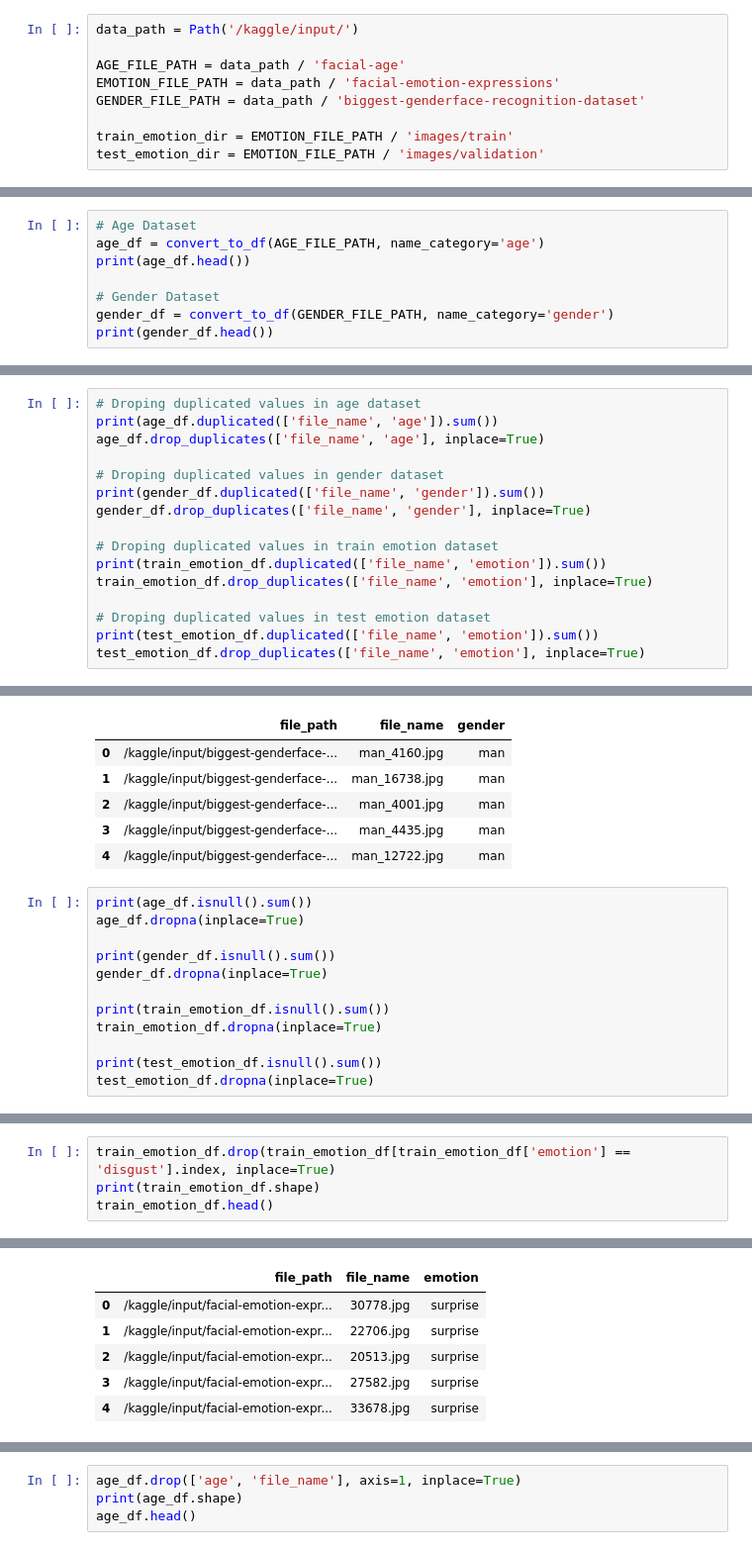
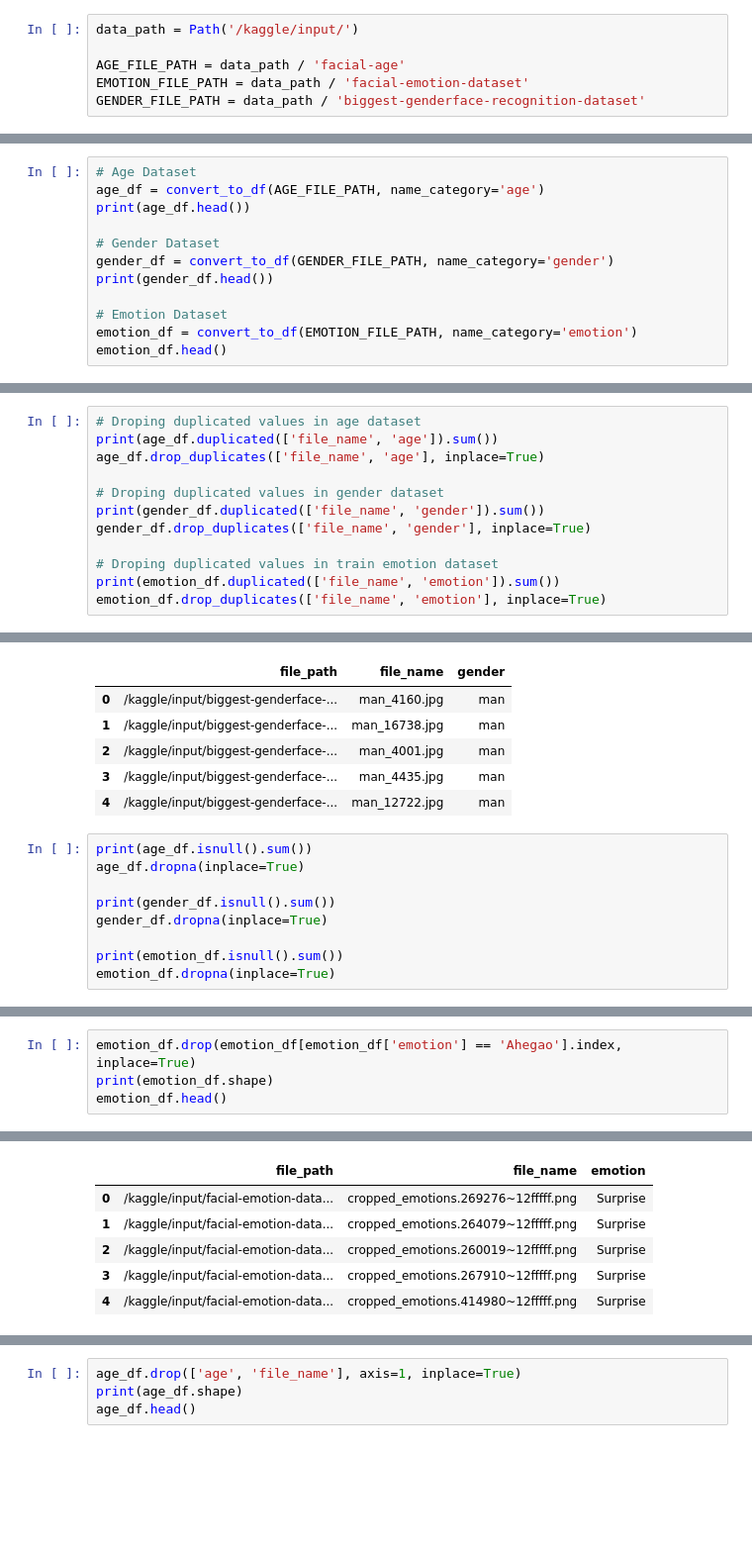
Before and after one commit to fatimagulomova/iu-projects, a Jupyter notebook: DLBAIPEAI/age-gender-expression-recognizer.ipynb, the cells around one changed output, grey strips where cells are left out. Shown at 99% size. Drawn from its saved outputs; the diff is of its cells as text; blank space fills up the shorter version.

Commit message:
Kaggle Notebook |  Age, Gender & Expression Recognizer  | Version 15

```diff
--- a/DLBAIPEAI/age-gender-expression-recognizer.ipynb
+++ b/DLBAIPEAI/age-gender-expression-recognizer.ipynb
@@ -32,11 +32,8 @@ device
 data_path = Path('/kaggle/input/')
 
 AGE_FILE_PATH = data_path / 'facial-age'
-EMOTION_FILE_PATH = data_path / 'facial-emotion-expressions'
+EMOTION_FILE_PATH = data_path / 'facial-emotion-dataset'
 GENDER_FILE_PATH = data_path / 'biggest-genderface-recognition-dataset'
-
-train_emotion_dir = EMOTION_FILE_PATH / 'images/train'
-test_emotion_dir = EMOTION_FILE_PATH / 'images/validation'
 # %%
 AGE_FILE_PATH, EMOTION_FILE_PATH, GENDER_FILE_PATH
 # %% [output]
@@ -83,6 +80,10 @@ print(age_df.head())
 # Gender Dataset
 gender_df = convert_to_df(GENDER_FILE_PATH, name_category='gender')
 print(gender_df.head())
+
+# Emotion Dataset
+emotion_df = convert_to_df(EMOTION_FILE_PATH, name_category='emotion')
+emotion_df.head()
 # %% [output]
                                         file_path file_name  age
 0  /kaggle/input/facial-age/face_age/057/6802.png  6802.png  057
@@ -140,12 +121,8 @@ print(gender_df.duplicated(['file_name', 'gender']).sum())
 gender_df.drop_duplicates(['file_name', 'gender'], inplace=True)
 
 # Droping duplicated values in train emotion dataset
-print(train_emotion_df.duplicated(['file_name', 'emotion']).sum())
-train_emotion_df.drop_duplicates(['file_name', 'emotion'], inplace=True)
-
-# Droping duplicated values in test emotion dataset
-print(test_emotion_df.duplicated(['file_name', 'emotion']).sum())
-test_emotion_df.drop_duplicates(['file_name', 'emotion'], inplace=True)
+print(emotion_df.duplicated(['file_name', 'emotion']).sum())
+emotion_df.drop_duplicates(['file_name', 'emotion'], inplace=True)
 # %% [output]
 9778
 0
@@ -191,11 +178,8 @@ age_df.dropna(inplace=True)
 print(gender_df.isnull().sum())
 gender_df.dropna(inplace=True)
 
-print(train_emotion_df.isnull().sum())
-train_emotion_df.dropna(inplace=True)
-
-print(test_emotion_df.isnull().sum())
-test_emotion_df.dropna(inplace=True)
+print(emotion_df.isnull().sum())
+emotion_df.dropna(inplace=True)
 # %% [output]
 file_path         0
 file_name         0
@@ -217,5 +197,5 @@ dtype: int64
 # %%
-train_emotion_df.drop(train_emotion_df[train_emotion_df['emotion'] == 'disgust'].index, inplace=True)
-print(train_emotion_df.shape)
-train_emotion_df.head()
+emotion_df.drop(emotion_df[emotion_df['emotion'] == 'Ahegao'].index, inplace=True)
+print(emotion_df.shape)
+emotion_df.head()
 # %% [output]
@@ -223,6 +203,6 @@ train_emotion_df.head()
 |  | file_path | file_name | emotion |
-| 0 | /kaggle/input/facial-emotion-expr... | 30778.jpg | surprise |
-| 1 | /kaggle/input/facial-emotion-expr... | 22706.jpg | surprise |
-| 2 | /kaggle/input/facial-emotion-expr... | 20513.jpg | surprise |
-| 3 | /kaggle/input/facial-emotion-expr... | 27582.jpg | surprise |
-| 4 | /kaggle/input/facial-emotion-expr... | 33678.jpg | surprise |
+| 0 | /kaggle/input/facial-emotion-data... | cropped_emotions.269276~12fffff.png | Surprise |
+| 1 | /kaggle/input/facial-emotion-data... | cropped_emotions.264079~12fffff.png | Surprise |
+| 2 | /kaggle/input/facial-emotion-data... | cropped_emotions.260019~12fffff.png | Surprise |
+| 3 | /kaggle/input/facial-emotion-data... | cropped_emotions.267910~12fffff.png | Surprise |
+| 4 | /kaggle/input/facial-emotion-data... | cropped_emotions.414980~12fffff.png | Surprise |
```
Also changed, not shown: parts of 78 cells of this notebook.
